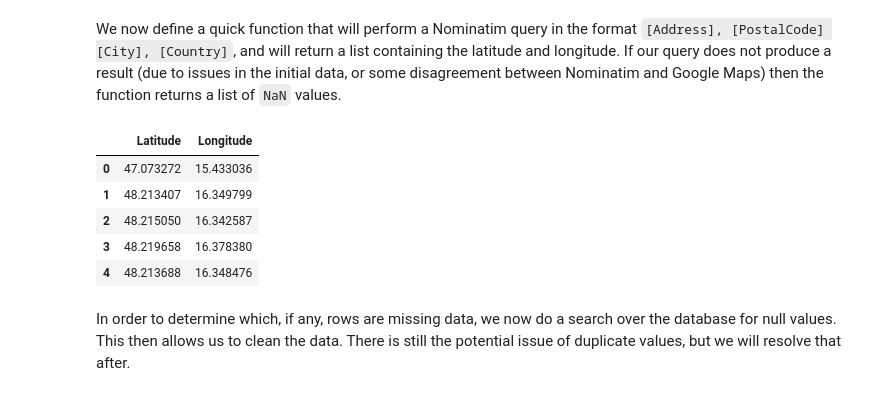
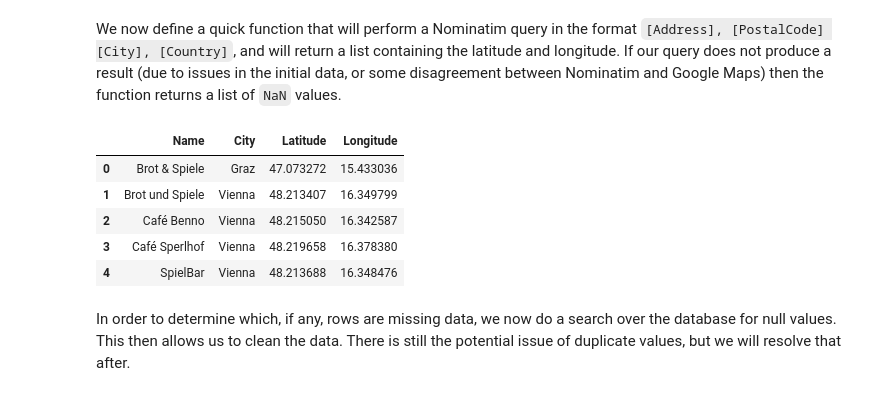
Before and after one commit to kossick/Coursera_Capstone, a Jupyter notebook: Meeple_scrape.ipynb, the cells around one changed output. Cells and saved outputs as stored; diff of their text form; code cells hidden in the pictures.

```diff
--- a/Meeple_scrape.ipynb
+++ b/Meeple_scrape.ipynb
@@ -108,30 +100,40 @@ ll_list = []
 # %% [markdown]
 We now define a quick function that will perform a Nominatim query in the format `[Address], [PostalCode] [City], [Country]`, and will return a list containing the latitude and longitude. If our query does not produce a result (due to issues in the initial data, or some disagreement between Nominatim and Google Maps) then the function returns a list of `NaN` values.
+# %%
+def get_address(row):
+    address = f"{row[1]}, {row[3]} {row[2]}, {row[4]}"
+    return address
 # %%
 def get_ll(row):
-    location = geolocator.geocode(f"{row[1]}, {row[3]} {row[2]}, {row[4]}")
+    address = get_address(row)
+    location = geolocator.geocode(address)
     try:
         return [location.latitude, location.longitude]
     except:
         return [np.nan, np.nan]
 # %%
-# Building the list of geodata
-for row in cafe_df.values:
-    ll_dict = dict()
-    ll = get_ll(row)
-    ll_dict = {'Latitude': ll[0], 'Longitude': ll[1]}
-    ll_list.append(ll_dict)
+def build_ll_dataframe(source_df):
+    ll_list = []
+    # Building the list of geodata
+    for row in source_df.to_numpy():
+        ll_dict = dict()
+        ll = get_ll(row)
+        ll_dict = {'Name': row[0], 'City': row[2], 'Latitude': ll[0], 'Longitude': ll[1]}
+        ll_list.append(ll_dict)
 
-# Build the DataFrame
-ll_df = pd.DataFrame(ll_list)
-ll_df.head()
+    # Build the DataFrame
+    ll_df = pd.DataFrame(ll_list)
+    return ll_df
-# %% [output]
-|  | Latitude | Longitude |
-| 0 | 47.073272 | 15.433036 |
-| 1 | 48.213407 | 16.349799 |
-| 2 | 48.215050 | 16.342587 |
-| 3 | 48.219658 | 16.378380 |
-| 4 | 48.213688 | 16.348476 |
+# %%
+ll_df = build_ll_dataframe(cafe_df)
+ll_df.head()
+# %% [output]
+|  | Name | City | Latitude | Longitude |
+| 0 | Brot & Spiele | Graz | 47.073272 | 15.433036 |
+| 1 | Brot und Spiele | Vienna | 48.213407 | 16.349799 |
+| 2 | Café Benno | Vienna | 48.215050 | 16.342587 |
+| 3 | Café Sperlhof | Vienna | 48.219658 | 16.378380 |
+| 4 | SpielBar | Vienna | 48.213688 | 16.348476 |
 # %% [markdown]
 In order to determine which, if any, rows are missing data, we now do a search over the database for null values. This then allows us to clean the data. There is still the potential issue of duplicate values, but we will resolve that after.
 # %%
```
Also changed, not shown: parts of 7 cells of this notebook, 4 other files.
